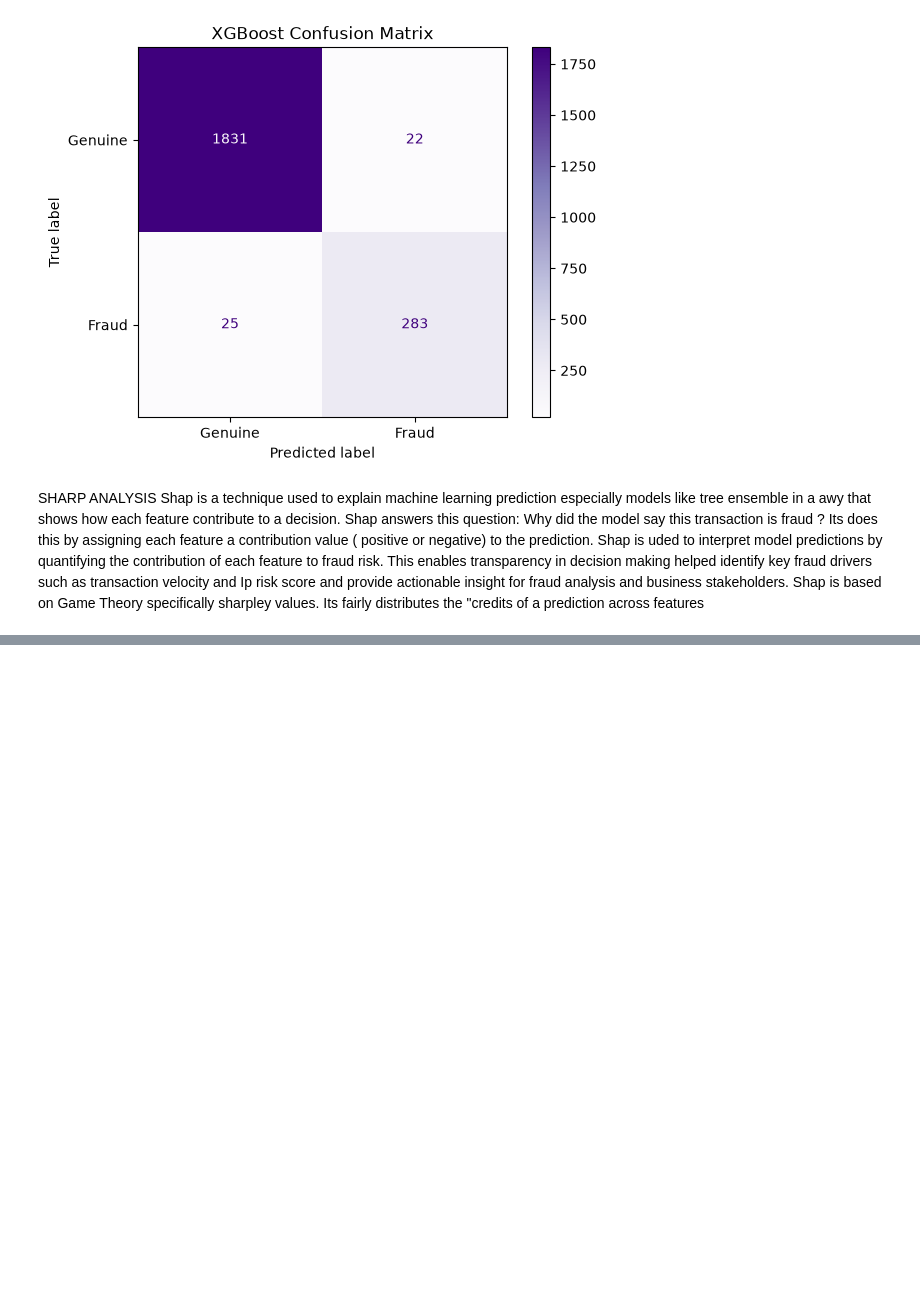
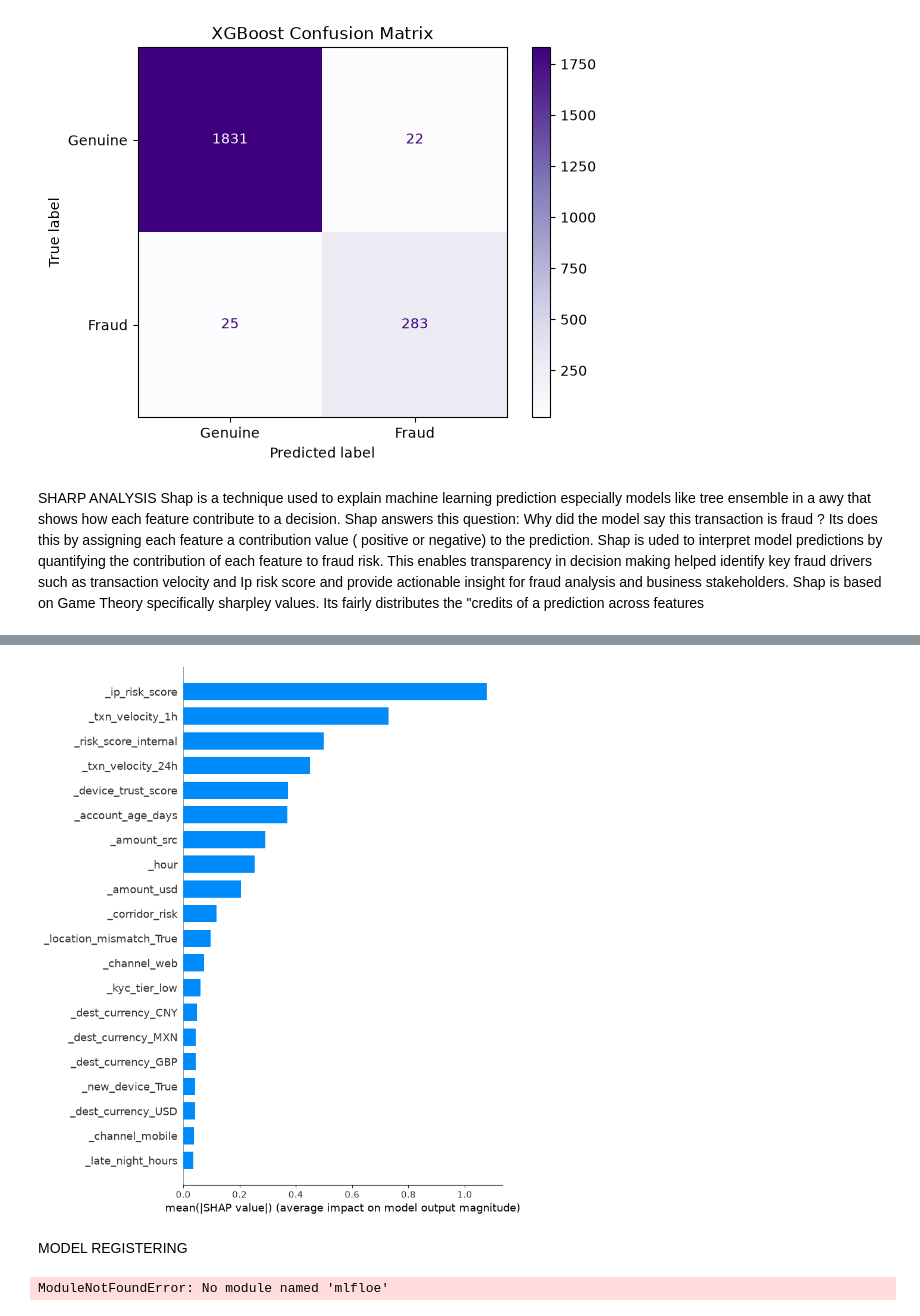
Before and after one commit to victoroluikpe/Fraudulent_Transaction_Detection_Using_Machine_Learning, a Jupyter notebook: Notebooks/Modelling.ipynb, the cells around one changed output, grey strips where cells are left out. Saved outputs shown, nothing was run; the diff lists cells and outputs as text; code cells hidden in the pictures; blank space fills up the shorter version.

```diff
--- a/Notebooks/Modelling.ipynb
+++ b/Notebooks/Modelling.ipynb
@@ -337,0 +403,22 @@ print("SHAP version:", shap._version_)
+# %%
+# summary bar plot
+shap.summary_plot(shap_value_gb, X_test_processed_df, plot_type="bar")
+# %% [output]
+[figure, added]
+# %% [markdown]
+MODEL REGISTERING
+# %%
+import dagshub
+import mlflow
+import mlflow.sklearn
+from sklearn.metrics import accuracy_score, precision_score, recall_score, f1_score, roc_auc_score
+
+# Intialize DagsHub
+import dagshub
+dagshub.init(repo_owner='victoroluikpe',
+             repo_name='Fraudulent_Transaction_Detection_For_Finlora_Company',
+             mlflow=True
+
+)
+# %% [output]
+ModuleNotFoundError: No module named 'mlfloe'
```
Also changed, not shown: parts of 5 cells of this notebook.
